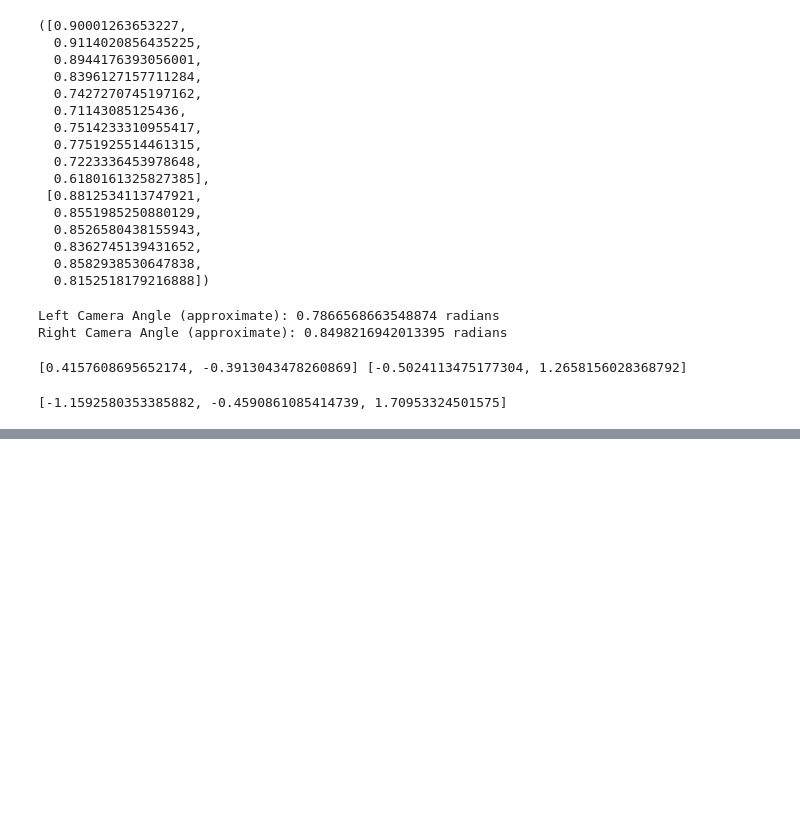
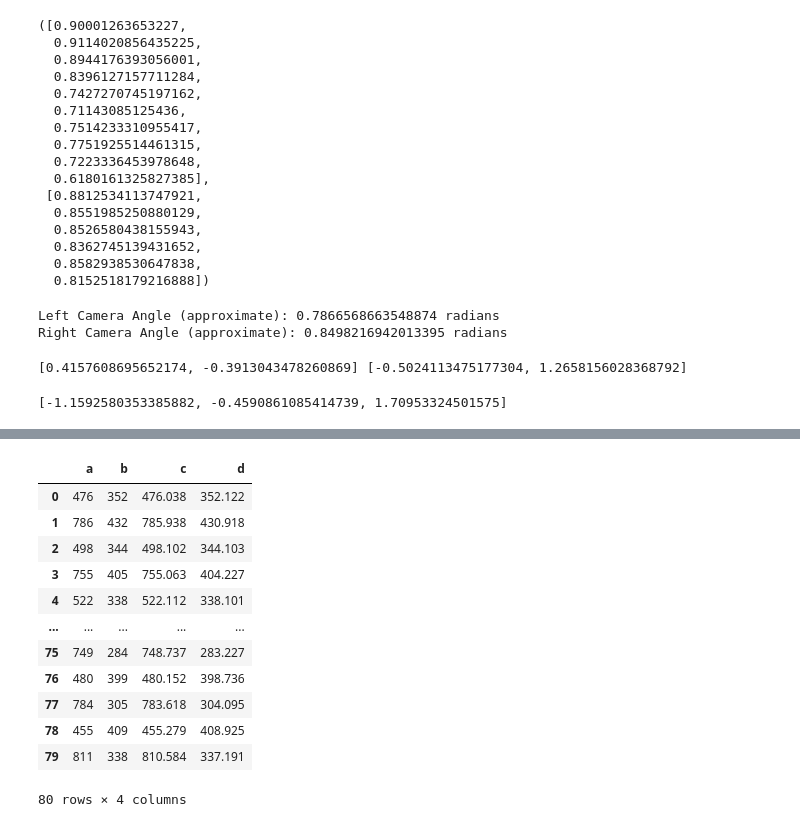
Before and after one commit to ale-chen/Armored_Particles, a Jupyter notebook: calibration_testing.ipynb, the cells around one changed output, grey strips where cells are left out. Saved outputs shown, nothing was run; the diff lists cells and outputs as text; code cells hidden in the pictures; blank space fills up the shorter version.

```diff
--- a/calibration_testing.ipynb
+++ b/calibration_testing.ipynb
@@ -376,0 +717,16 @@ world_coords(cam_coords(px_coords_left, oy_left, ox_left, pixel_density_left),
+# %%
+df
+# %% [output]
+|  | a | b | c | d |
+| 0 | 476 | 352 | 476.038 | 352.122 |
+| 1 | 786 | 432 | 785.938 | 430.918 |
+| 2 | 498 | 344 | 498.102 | 344.103 |
+| 3 | 755 | 405 | 755.063 | 404.227 |
+| 4 | 522 | 338 | 522.112 | 338.101 |
+| ... | ... | ... | ... | ... |
+| 75 | 749 | 284 | 748.737 | 283.227 |
+| 76 | 480 | 399 | 480.152 | 398.736 |
+| 77 | 784 | 305 | 783.618 | 304.095 |
+| 78 | 455 | 409 | 455.279 | 408.925 |
+| 79 | 811 | 338 | 810.584 | 337.191 |
+80 rows × 4 columns
```
Also changed, not shown: parts of 10 cells of this notebook.
